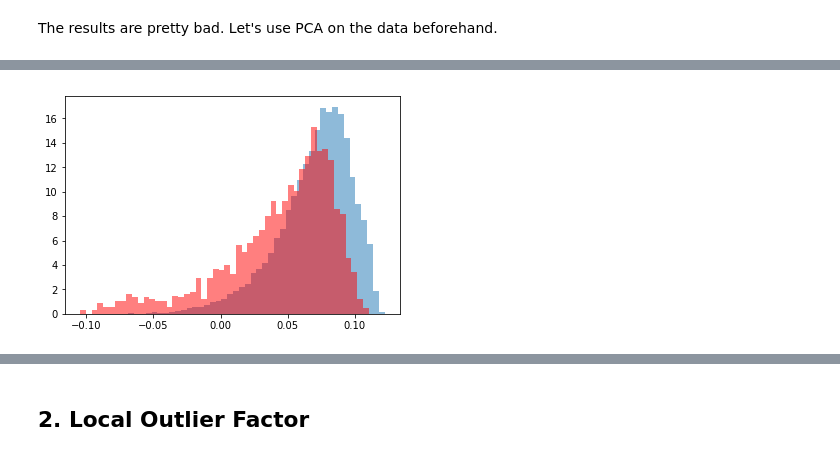
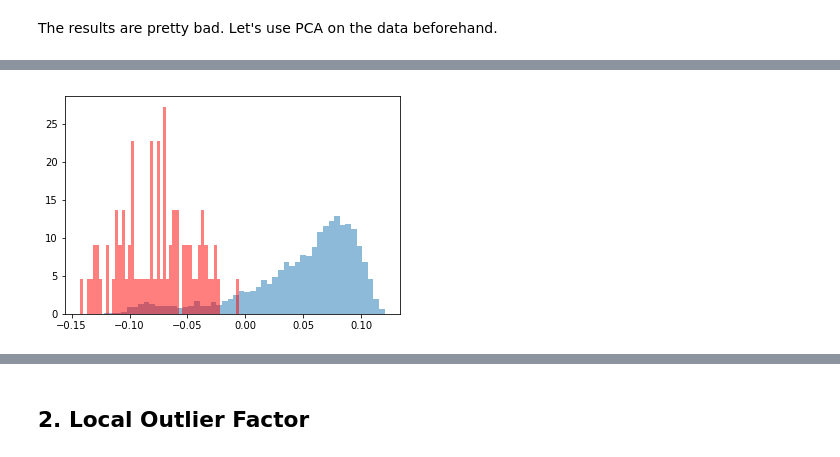
Before and after one commit to bainjamain/playground, a Jupyter notebook: baseline.ipynb, the cells around one changed output, grey strips where cells are left out. Cells and saved outputs as stored; diff of their text form; code cells hidden in the pictures.

```diff
--- a/baseline.ipynb
+++ b/baseline.ipynb
@@ -34,17 +56,17 @@ mnist.data = (mnist.data - np.mean(mnist.data)) / np.std(mnist.data)
 # %%
-X = mnist.data[mnist.target != 7]
-Y = mnist.target[mnist.target != 7]
-X_train, X_test, Y_train, Y_test = train_test_split(X, Y, test_size=.5)
-X_anomalies_full = mnist.data[mnist.target == 7]
+# X = mnist.data[mnist.target != 7]
+# Y = mnist.target[mnist.target != 7]
+# X_train, X_test, Y_train, Y_test = train_test_split(X, Y, test_size=.5)
+# X_anomalies_full = mnist.data[mnist.target == 7]
 
-X_random = np.random.uniform(size=(10000, 784))
+# X_random = np.random.uniform(size=(10000, 784))
 # %% [markdown]
 Subsample the anomalies.
 # %%
-rate = .05
-size = np.min((int(rate * X_train.shape[0]), X_anomalies_full.shape[0]))
-idx = np.random.choice(range(X_anomalies_full.shape[0]), size=size, replace=False)
-X_anomalies = X_anomalies_full[idx]
+# rate = .05
+# size = np.min((int(rate * X_train.shape[0]), X_anomalies_full.shape[0]))
+# idx = np.random.choice(range(X_anomalies_full.shape[0]), size=size, replace=False)
+# X_anomalies = X_anomalies_full[idx]
 # %% [markdown]
 Some dimensionality reduction.
 # %%
@@ -130,6 +149,8 @@ plt.hist(y_pred_random, bins=50, color='y');
 # %%
-scores = np.concatenate([y_pred_anomalies, y_pred_test])
-labels = np.array([1] * y_pred_anomalies.shape[0] + [0] * y_pred_test.shape[0])
+# scores = np.concatenate([y_pred_anomalies, y_pred_test])
+# labels = np.array([1] * y_pred_anomalies.shape[0] + [0] * y_pred_test.shape[0])
+scores = y_pred_test
+labels = Y_test
 p, r, t, auc = calc_pr(scores, labels)
 plot_pr(p, r, auc)
 # %% [output]
@@ -150,11 +171,14 @@ for v in varE:
     # Isolation Forest
     iforest = IsolationForest(contamination=.0, n_jobs=-1, n_estimators=500)
     iforest.fit(X_train_pca)
-    X_test_pca, X_anomalies_pca = pca.transform(X_test), pca.transform(X_anomalies)
+#     X_test_pca, X_anomalies_pca = pca.transform(X_test), pca.transform(X_anomalies)
+    X_test_pca = pca.transform(X_test)
     y_pred_test = iforest.decision_function(X_test_pca)
-    y_pred_anomalies = iforest.decision_function(X_anomalies_pca)
-    scores = np.concatenate([y_pred_anomalies, y_pred_test])
-    labels = [1] * y_pred_anomalies.shape[0] + [0] * y_pred_test.shape[0]
+#     y_pred_anomalies = iforest.decision_function(X_anomalies_pca)
+#     scores = np.concatenate([y_pred_anomalies, y_pred_test])
+#     labels = [1] * y_pred_anomalies.shape[0] + [0] * y_pred_test.shape[0]
+    scores = y_pred_test
+    labels = Y_test
 
     p, r, t, auc = calc_pr(scores, labels)
     aucs.append(auc)
@@ -187,8 +211,10 @@ plt.ylabel('AUC');
 # %%
-plt.hist(y_pred_test, bins=50, normed=True, alpha=.5);
-plt.hist(y_pred_anomalies, bins=50, color='red', normed=True, alpha=.5);
+# plt.hist(y_pred_test, bins=50, normed=True, alpha=.5);
+# plt.hist(y_pred_anomalies, bins=50, color='red', normed=True, alpha=.5);
+plt.hist(y_pred_test[:ntest_normal], bins=50, normed=True, alpha=.5);
+plt.hist(y_pred_test[ntest_normal:], bins=50, color='red', normed=True, alpha=.5);
 # %% [output]
-[figure, old version]
+[figure, new version]
 # %%
 plot_pr(p, r, auc)
 # %% [output]
```
Also changed, not shown: parts of 42 cells of this notebook.
